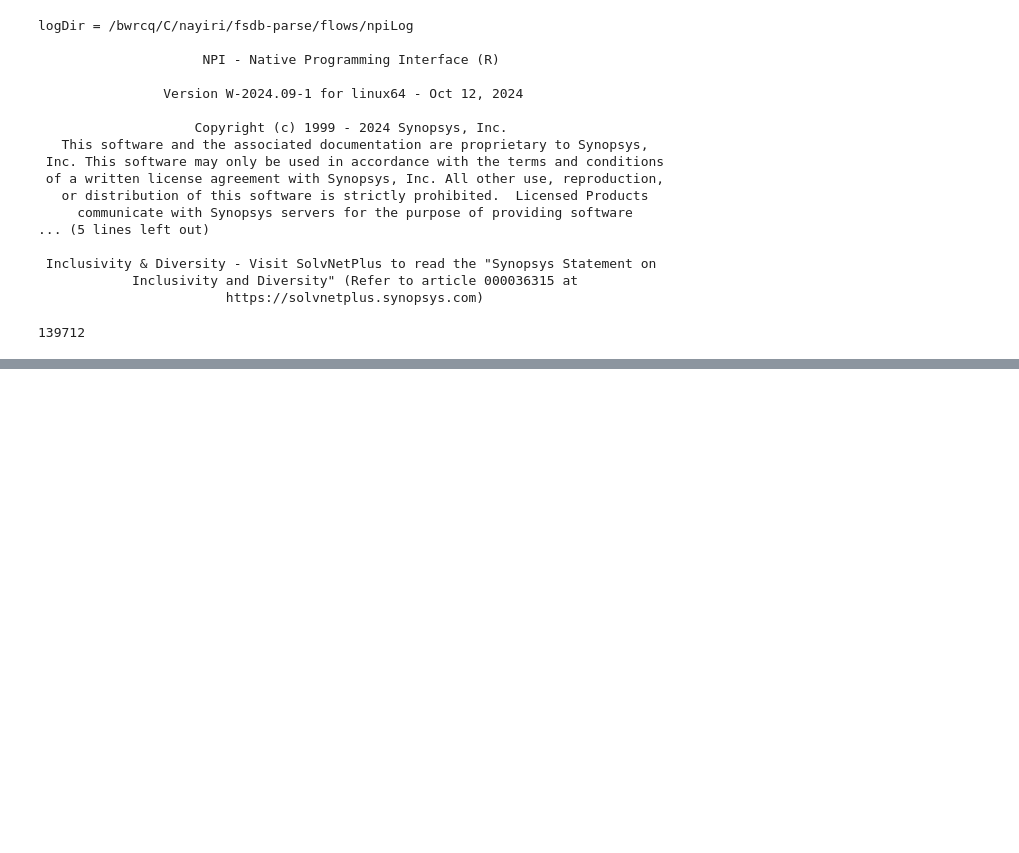
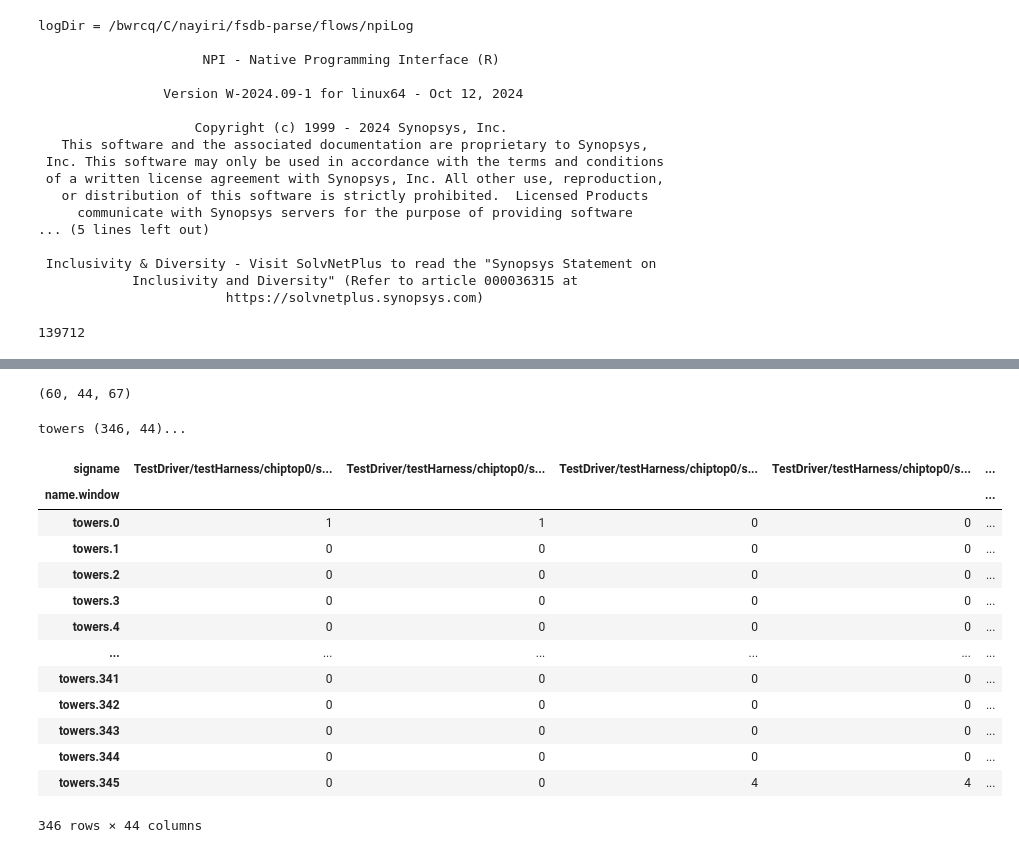
Before and after one commit to nayiri-k/fsdb-parse, a Jupyter notebook: flows/embed_intervals.ipynb, the cells around one changed output, grey strips where cells are left out. Saved outputs shown, nothing was run; the diff lists cells and outputs as text; code cells hidden in the pictures; blank space fills up the shorter version.

```diff
--- a/flows/embed_intervals.ipynb
+++ b/flows/embed_intervals.ipynb
@@ -93,0 +68,36 @@ towers (346, 4619)...
+# %%
+# generate siginfo for sig subset
+sigs_subset = [s.full_name() for s in all_sigs if '_nack' in s.name()]
+df_sigset = fsdbdata.generate_siginfo_sigset('all_nack',sigs_subset)
+len(sigs_subset),len(df_sigset),df_sigset['sigwidth'].sum()
+# %% [output]
+(60, 44, 67)
+# %%
+# generate embedding for sig subset
+import importlib
+importlib.reload(fsdbparse.fsdbparse)
+from fsdbparse.fsdbparse import FSDBParse, FSDBData
+fsdbdata_emb = FSDBData(fsdbfile,rtl=rtl,
+                        cache_dpath=cache_dpath,
+                        windowlen=1250,embedding=embedding,
+                        sigset='all_nack',
+                        print_only=False,
+                        verbose=True)
+dfemb_1 = fsdbdata_emb.get_embedding()
+dfemb_1
+# %% [output]
+towers (346, 44)...
+| signame | TestDriver/testHarness/chiptop0/s... | TestDriver/testHarness/chiptop0/s... | TestDriver/testHarness/chiptop0/s... | TestDriver/testHarness/chiptop0/s... | ... |
+| name.window |  |  |  |  | ... |
+| towers.0 | 1 | 1 | 0 | 0 | ... |
+| towers.1 | 0 | 0 | 0 | 0 | ... |
+| towers.2 | 0 | 0 | 0 | 0 | ... |
+| towers.3 | 0 | 0 | 0 | 0 | ... |
+| towers.4 | 0 | 0 | 0 | 0 | ... |
+| ... | ... | ... | ... | ... | ... |
+| towers.341 | 0 | 0 | 0 | 0 | ... |
+| towers.342 | 0 | 0 | 0 | 0 | ... |
+| towers.343 | 0 | 0 | 0 | 0 | ... |
+| towers.344 | 0 | 0 | 0 | 0 | ... |
+| towers.345 | 0 | 0 | 4 | 4 | ... |
+346 rows × 44 columns
```
Also changed, not shown: parts of 13 cells of this notebook, 6 other files.
